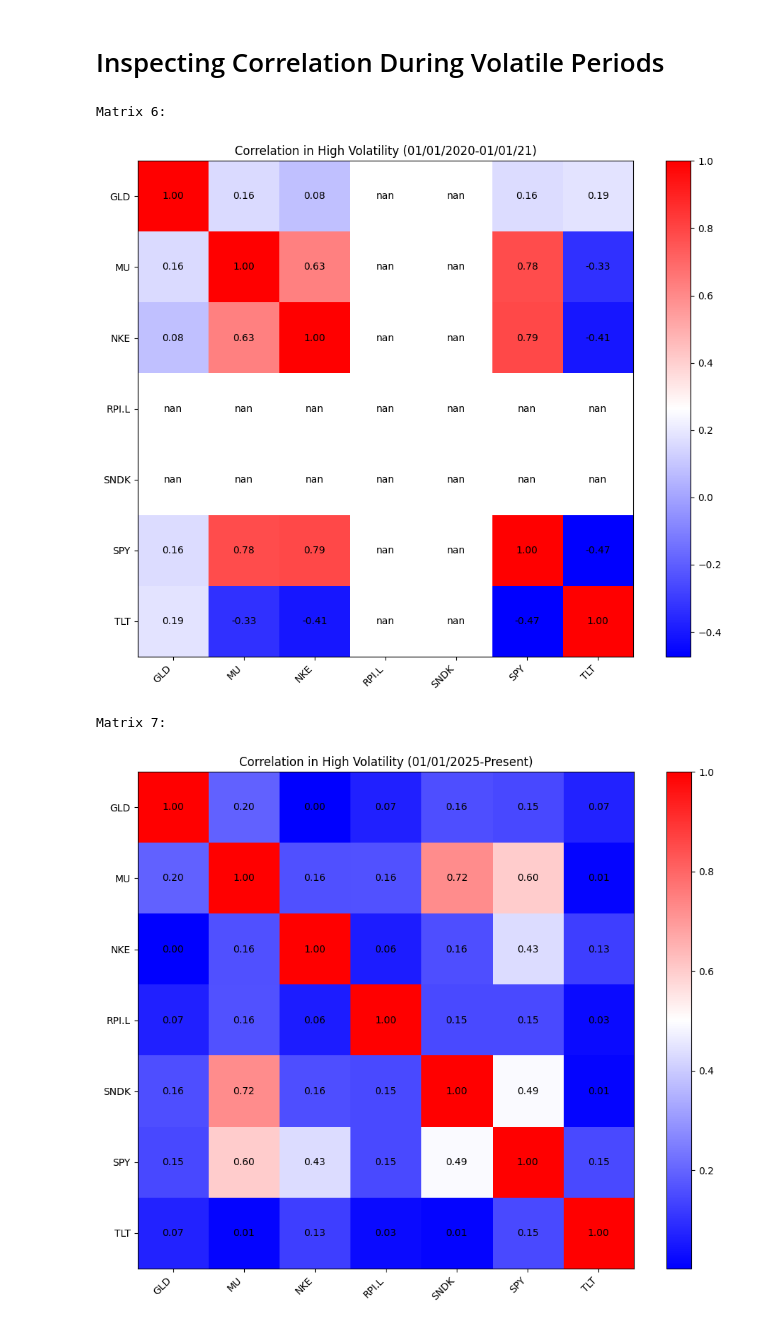
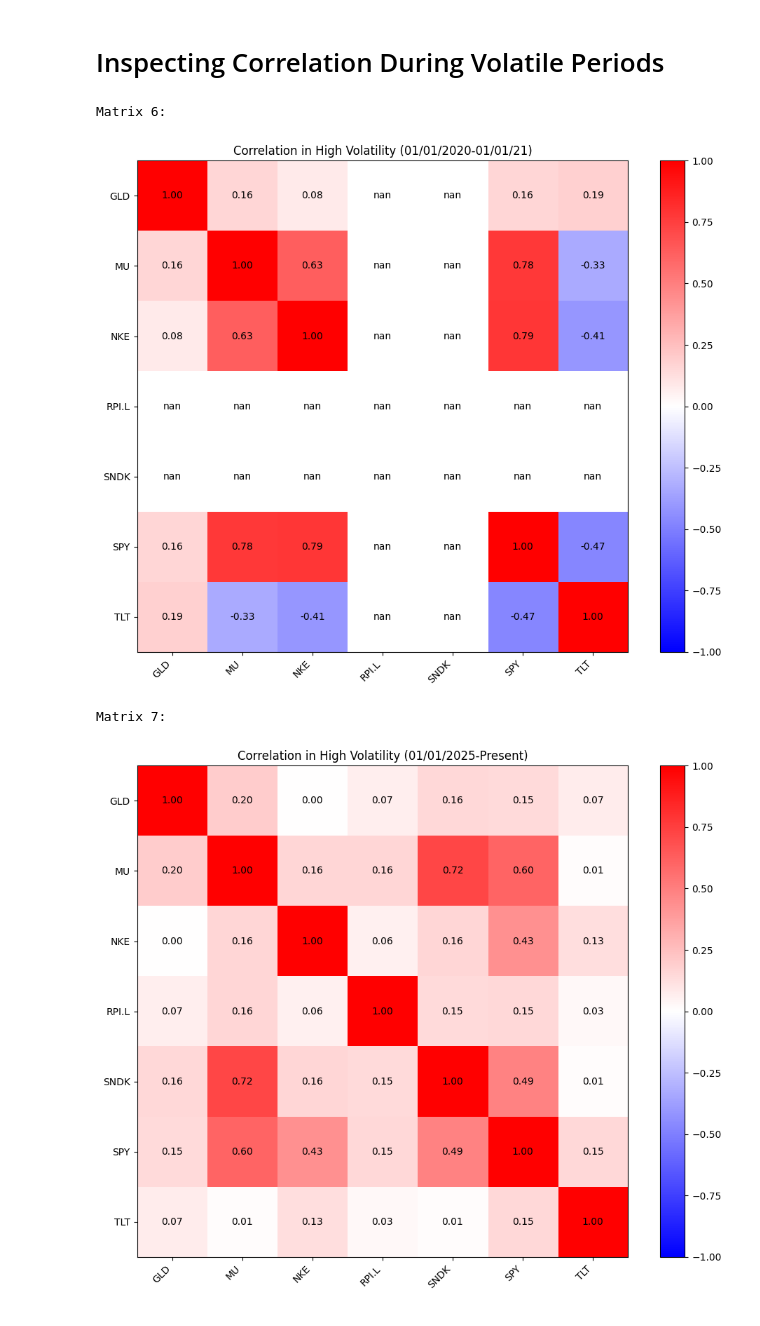
Before and after one commit to maxautomateseverything/market-intelligence-pipeline, a Jupyter notebook: EDA Notebooks/06 - Correlation Analysis.ipynb, the cells around one changed output. Cells and saved outputs as stored; diff of their text form; code cells hidden in the pictures.

```diff
--- a/EDA Notebooks/06 - Correlation Analysis.ipynb
+++ b/EDA Notebooks/06 - Correlation Analysis.ipynb
@@ -380,7 +380,7 @@ _20to21_corr = _20to21_df.corr(numeric_only = True)
 
 plt.figure(figsize=(10,8))
 
-plt.imshow(_20to21_corr, cmap="bwr")
+plt.imshow(_20to21_corr, cmap="bwr", vmin=-1, vmax=1)
 plt.colorbar()
 
 plt.xticks(
@@ -421,7 +421,7 @@ _25to_corr = _25to_df.corr(numeric_only = True)
 
 plt.figure(figsize=(10,8))
 
-plt.imshow(_25to_corr, cmap="bwr")
+plt.imshow(_25to_corr, cmap="bwr", vmin=-1, vmax=1)
 plt.colorbar()
 
 plt.xticks(
@@ -430,32 +430,32 @@ plt.xticks(
     rotation=45,
     ha="right")
 
 plt.yticks(
     range(len(_25to_corr.index)),
     _25to_corr.index
 )
 
 plt.title("Correlation in High Volatility (01/01/2025-Present)")
 
 for i in range(len(_25to_corr.index)):
     for j in range(len(_25to_corr.columns)):
         value = _25to_corr.iloc[i,j]
 
         plt.text(
             j,i,
             f"{value:.2f}",
             ha="center",
             va="center"
         )
 
 plt.tight_layout()
 
 matrix_count += 1
 print(f"Matrix {matrix_count}:")
 
 plt.show()
 # %% [output]
 Matrix 6:
-[figure, old version]
+[figure, new version]
 Matrix 7:
-[figure, old version]
+[figure, new version]
```
Also changed, not shown: parts of 3 cells of this notebook, 1 other file.
